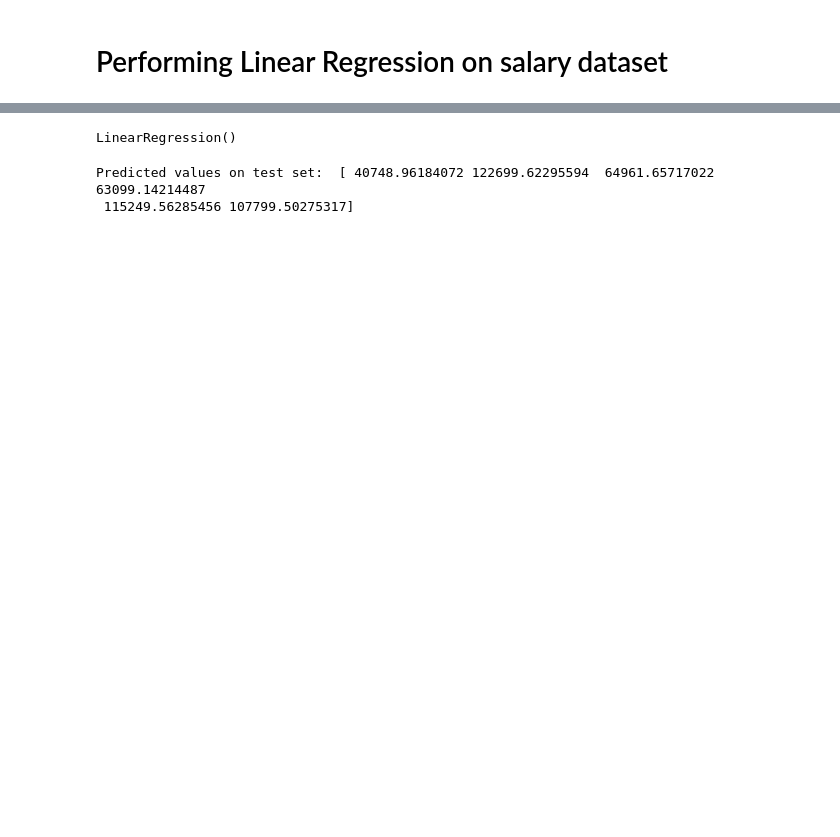
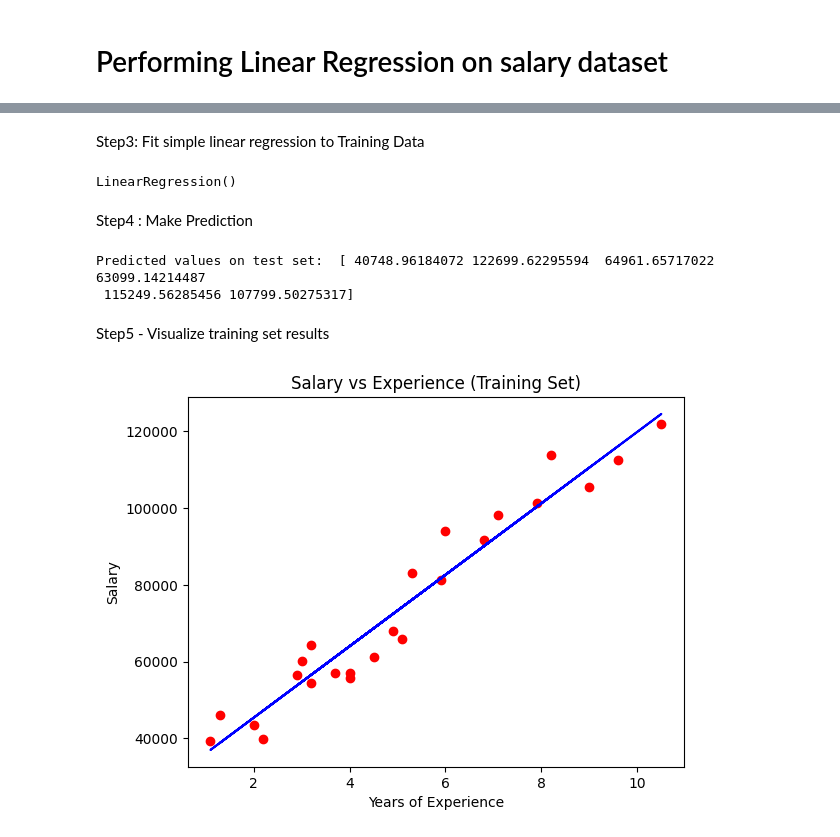
Before and after one commit to dbda2025cdac-maker/Advanced-Analytics, a Jupyter notebook: day10/LineraRegression.ipynb, the cells around one changed output, grey strips where cells are left out. Drawn from its saved outputs; the diff is of its cells as text; code cells hidden in the pictures; blank space fills up the shorter version.

```diff
--- a/day10/LineraRegression.ipynb
+++ b/day10/LineraRegression.ipynb
@@ -9,15 +11,31 @@ y = df['Salary']
 # %%
 from sklearn.model_selection import train_test_split
 x_train,x_test, y_train,y_test = train_test_split(x,y,test_size=0.2, random_state=0)
+# %% [markdown]
+Step3: Fit simple linear regression to Training Data
 # %%
 from sklearn.linear_model import LinearRegression
 model = LinearRegression()
 model.fit(x_train,y_train)
 # %% [output]
 LinearRegression()
+# %% [markdown]
+Step4 : Make Prediction
 # %%
 y_pred = model.predict(x_test)
 print("Predicted values on test set: ",y_pred)
 # %% [output]
 Predicted values on test set:  [ 40748.96184072 122699.62295594  64961.65717022  63099.14214487
  115249.56285456 107799.50275317]
+# %% [markdown]
+Step5 - Visualize training set results
+# %%
+import matplotlib.pyplot as plt
+plt.scatter(x_train,y_train, color = 'red')
+plt.plot(x_train, model.predict(x_train), color = 'blue')
+plt.title('Salary vs Experience (Training Set)')
+plt.xlabel('Years of Experience')
+plt.ylabel('Salary')
+plt.show()
+# %% [output]
+[figure, added]
```
Also changed, not shown: parts of 7 cells of this notebook, 6 other files.
